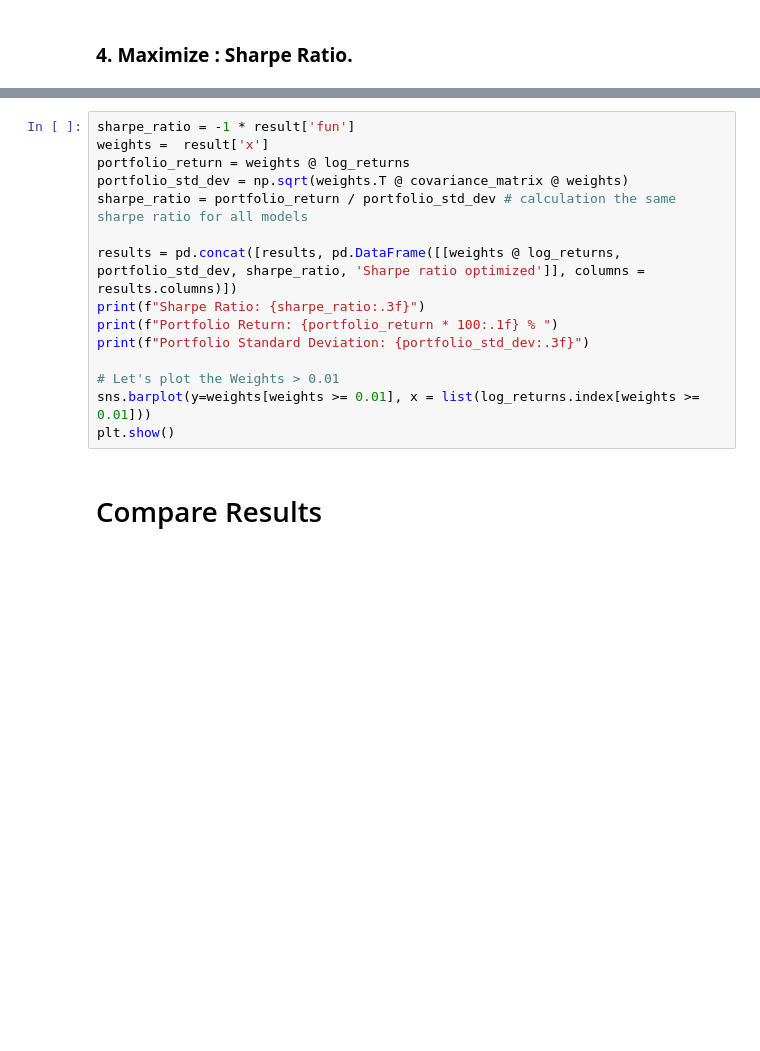
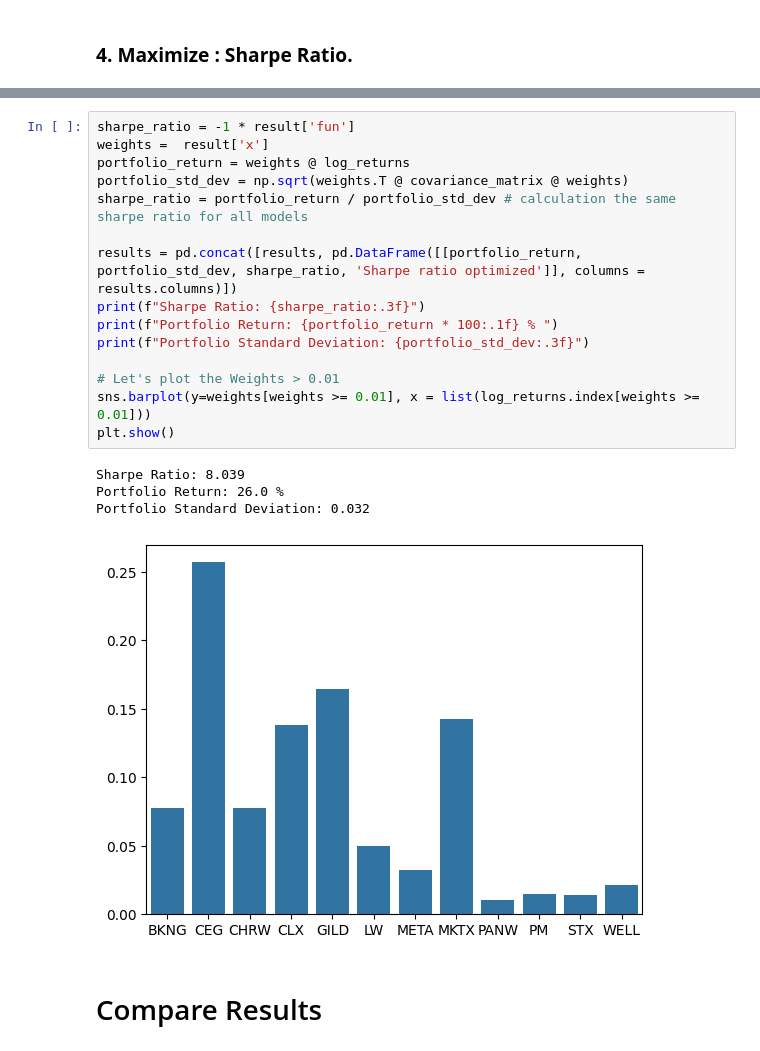
Before and after one commit to alexandreib/QuantDesign, a Jupyter notebook: SP500_Portfolio_Allocation.ipynb, the cells around one changed output, grey strips where cells are left out. Drawn from its saved outputs; the diff is of its cells as text; blank space fills up the shorter version.

```diff
--- a/SP500_Portfolio_Allocation.ipynb
+++ b/SP500_Portfolio_Allocation.ipynb
@@ -380,18 +443,23 @@ print(result)
 # %%
 sharpe_ratio = -1 * result['fun']
 weights =  result['x']
 portfolio_return = weights @ log_returns
 portfolio_std_dev = np.sqrt(weights.T @ covariance_matrix @ weights)
 sharpe_ratio = portfolio_return / portfolio_std_dev # calculation the same sharpe ratio for all models
 
-results = pd.concat([results, pd.DataFrame([[weights @ log_returns, portfolio_std_dev, sharpe_ratio, 'Sharpe ratio optimized']], columns = results.columns)])
+results = pd.concat([results, pd.DataFrame([[portfolio_return, portfolio_std_dev, sharpe_ratio, 'Sharpe ratio optimized']], columns = results.columns)])
 print(f"Sharpe Ratio: {sharpe_ratio:.3f}")
 print(f"Portfolio Return: {portfolio_return * 100:.1f} % ")
 print(f"Portfolio Standard Deviation: {portfolio_std_dev:.3f}")
 
 # Let's plot the Weights > 0.01
 sns.barplot(y=weights[weights >= 0.01], x = list(log_returns.index[weights >= 0.01]))
 plt.show()
+# %% [output]
+Sharpe Ratio: 8.039
+Portfolio Return: 26.0 %
+Portfolio Standard Deviation: 0.032
+[figure, added]
 # %% [markdown]
 # Compare Results
 # %% [markdown]
```
Also changed, not shown: parts of 15 cells of this notebook.
